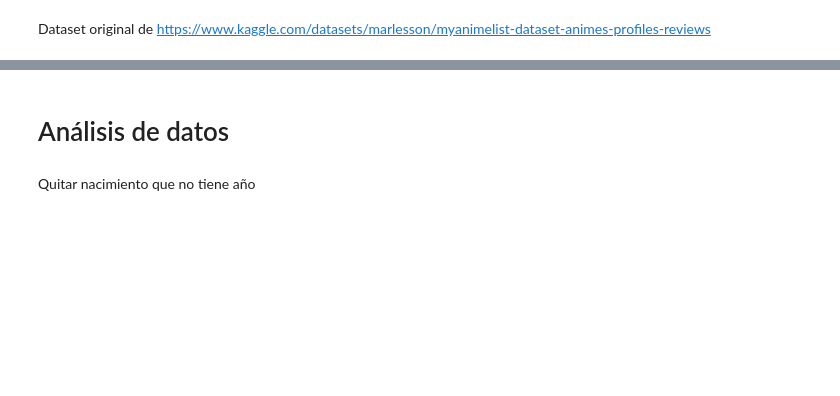
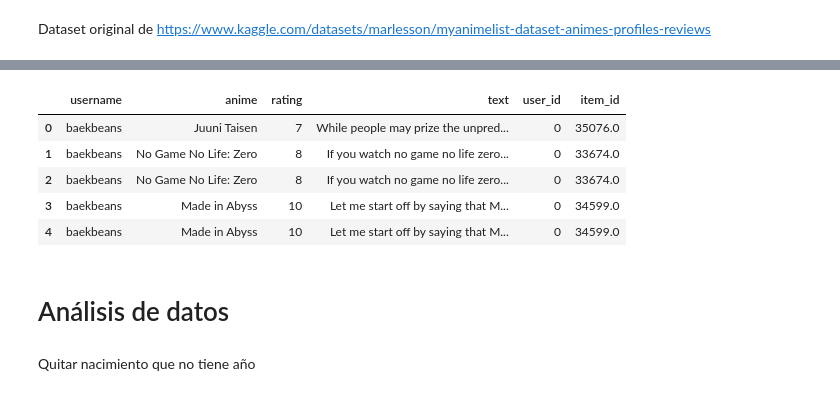
Before and after one commit to benjahuenchunir/Proyecto-Recsys, a Jupyter notebook: Proyecto_Recsys.ipynb, the cells around one changed output, grey strips where cells are left out. Cells and saved outputs as stored; diff of their text form; code cells hidden in the pictures; blank space fills up the shorter version.

```diff
--- a/Proyecto_Recsys.ipynb
+++ b/Proyecto_Recsys.ipynb
@@ -24,20 +37,27 @@ profiles.head()
 # %%
-reviews = pd.read_csv("reviews.csv")
+reviews = pd.read_csv("data/reviews.csv")
 
 # Assign a unique id to each username
 unique_users = reviews["username"].unique()
 user_mapping = {user: i for i, user in enumerate(unique_users)}
 reviews["user_id"] = reviews["username"].map(user_mapping)
 
 # Assign anime uid from animes df (join on reviews.anime = animes.title)
 anime_ids = animes[['title', 'uid']].copy()
 reviews = pd.merge(reviews, anime_ids,
                    left_on='anime',
                    right_on='title',
                    how='left')
 reviews = reviews.drop(columns=['title'])
-reviews = reviews.rename(columns={'uid': 'anime_uid'})
+reviews = reviews.rename(columns={'uid': 'item_id', 'score': 'rating'})
 
 reviews.head()
+# %% [output]
+|  | username | anime | rating | text | user_id | item_id |
+| 0 | baekbeans | Juuni Taisen | 7 | While people may prize the unpred... | 0 | 35076.0 |
+| 1 | baekbeans | No Game No Life: Zero | 8 | If you watch no game no life zero... | 0 | 33674.0 |
+| 2 | baekbeans | No Game No Life: Zero | 8 | If you watch no game no life zero... | 0 | 33674.0 |
+| 3 | baekbeans | Made in Abyss | 10 | Let me start off by saying that M... | 0 | 34599.0 |
+| 4 | baekbeans | Made in Abyss | 10 | Let me start off by saying that M... | 0 | 34599.0 |
 # %% [markdown]
 # Análisis de datos
```
Also changed, not shown: parts of 21 cells of this notebook, 5 other files.
